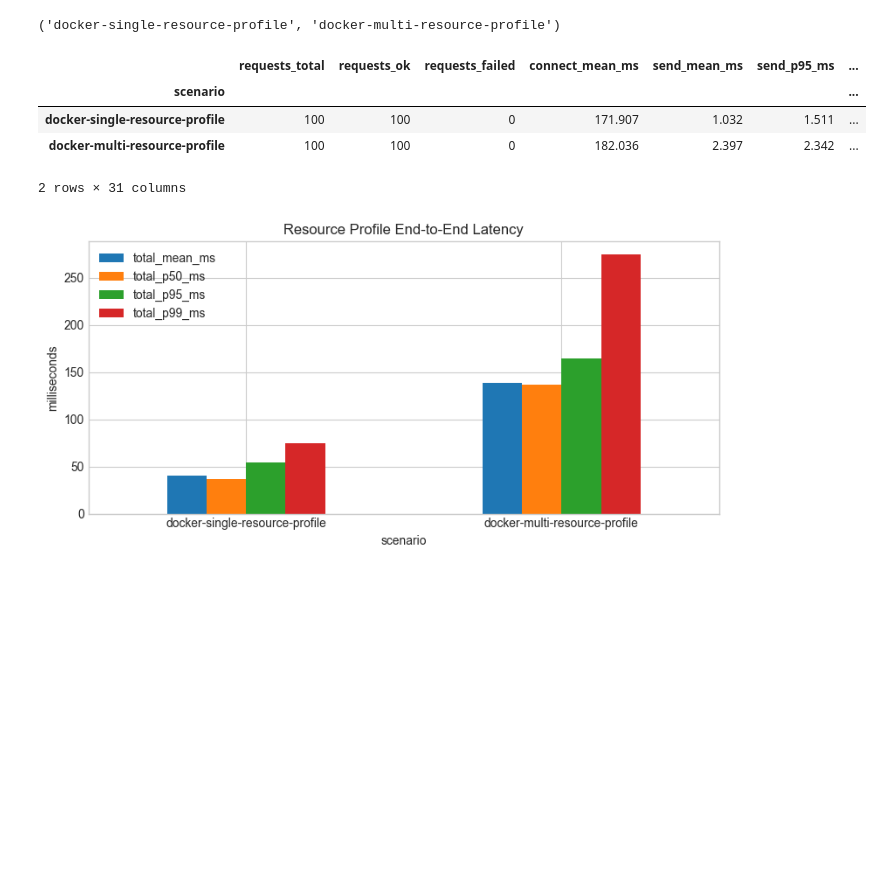
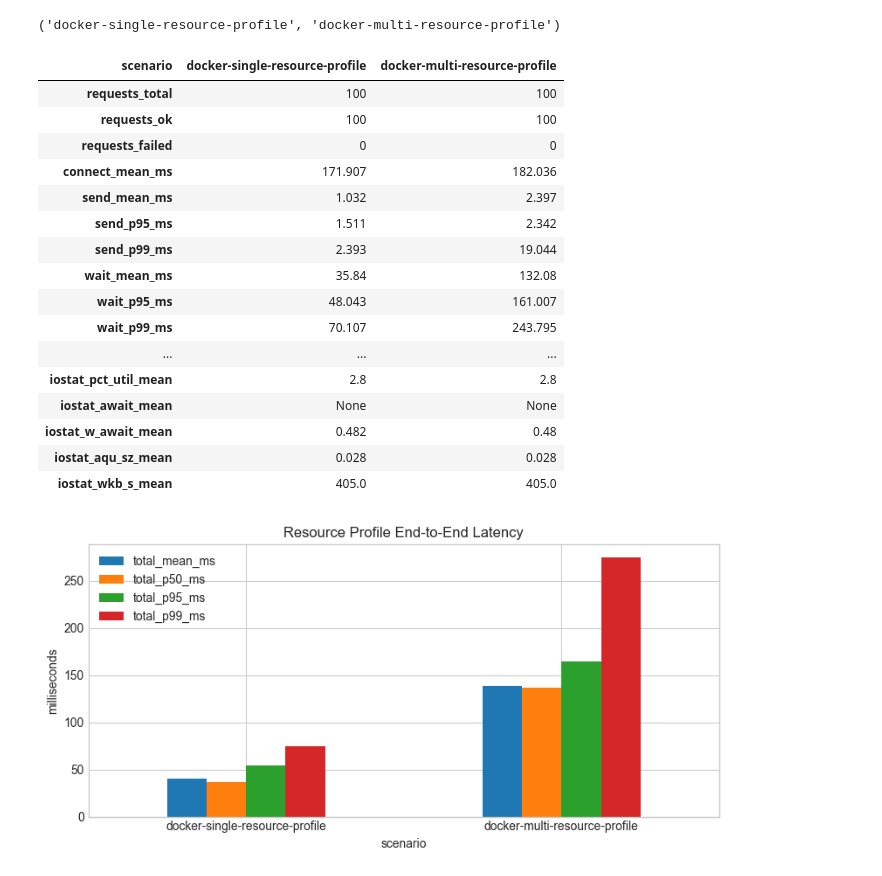
Before and after one commit to Boole-Highland-Insight/ClawHarness, a Jupyter notebook: openclaw_gateway_context_list_walkthrough.ipynb, the cells around one changed output. Drawn from its saved outputs; the diff is of its cells as text; code cells hidden in the pictures; blank space fills up the shorter version.

```diff
--- a/openclaw_gateway_context_list_walkthrough.ipynb
+++ b/openclaw_gateway_context_list_walkthrough.ipynb
@@ -276,7 +276,7 @@ def resolve_session_key(
 - parse 后的 collector summary
 - 每一次请求的明细 latency
 # %%
-sample_run = repo_root / "benchmarks" / "client-harness" / "out" / "20260319T125032Z_docker-single"
+sample_run = repo_root / "client-harness" / "out" / "20260319T125032Z_docker-single"
 sorted(str(path.relative_to(sample_run)) for path in sample_run.rglob("*"))[:40]
 # %% [markdown]
 可以把 `out/<timestamp>_<scenario>/` 里的文件分成几类：
@@ -365,13 +365,13 @@ def resolve_repo_root() -> Path:
     cwd = Path.cwd().resolve()
     candidates = [cwd, cwd.parent]
     for candidate in candidates:
-        if (candidate / "benchmarks" / "client-harness" / "out").exists():
+        if (candidate / "client-harness" / "out").exists():
             return candidate
     raise FileNotFoundError("Could not locate repo root from the current notebook working directory")
 
 
 repo_root = resolve_repo_root()
-out_root = repo_root / "benchmarks" / "client-harness" / "out"
+out_root = repo_root / "client-harness" / "out"
 
 
 def find_latest_run_dir(scenario_name: str) -> Path:
@@ -548,13 +548,13 @@ def resolve_repo_root() -> Path:
     cwd = Path.cwd().resolve()
     candidates = [cwd, cwd.parent]
     for candidate in candidates:
-        if (candidate / "benchmarks" / "client-harness" / "out").exists():
+        if (candidate / "client-harness" / "out").exists():
             return candidate
     raise FileNotFoundError("Could not locate repo root from the current notebook working directory")
 
 
 repo_root = resolve_repo_root()
-out_root = repo_root / "benchmarks" / "client-harness" / "out"
+out_root = repo_root / "client-harness" / "out"
 
 
 def find_latest_run_dir(scenario_name: str) -> Path:
@@ -936,13 +829,13 @@ def resolve_repo_root() -> Path:
     cwd = Path.cwd().resolve()
     candidates = [cwd, cwd.parent]
     for candidate in candidates:
-        if (candidate / "benchmarks" / "client-harness" / "out").exists():
+        if (candidate / "client-harness" / "out").exists():
             return candidate
     raise FileNotFoundError("Could not locate repo root from the current notebook working directory")
 
 
 repo_root = resolve_repo_root()
-out_root = repo_root / "benchmarks" / "client-harness" / "out"
+out_root = repo_root / "client-harness" / "out"
 
 
 def find_latest_run_dir(scenario_name: str) -> Path:
@@ -1038,13 +931,25 @@ resource_profile_df = pd.DataFrame([
     build_resource_profile_row(multi_profile_summary),
 ]).set_index("scenario")
 # %%
-resource_profile_df.round(3)
+resource_profile_df.round(3).T
 # %% [output]
-|  | requests_total | requests_ok | requests_failed | connect_mean_ms | send_mean_ms | send_p95_ms | ... |
-| scenario |  |  |  |  |  |  | ... |
-| docker-single-resource-profile | 100 | 100 | 0 | 171.907 | 1.032 | 1.511 | ... |
-| docker-multi-resource-profile | 100 | 100 | 0 | 182.036 | 2.397 | 2.342 | ... |
+| scenario | docker-single-resource-profile | docker-multi-resource-profile |
+| requests_total | 100 | 100 |
+| requests_ok | 100 | 100 |
+| requests_failed | 0 | 0 |
+| connect_mean_ms | 171.907 | 182.036 |
+| send_mean_ms | 1.032 | 2.397 |
+| send_p95_ms | 1.511 | 2.342 |
+| send_p99_ms | 2.393 | 19.044 |
+| wait_mean_ms | 35.84 | 132.08 |
+| wait_p95_ms | 48.043 | 161.007 |
+| wait_p99_ms | 70.107 | 243.795 |
+| ... | ... | ... |
+| iostat_pct_util_mean | 2.8 | 2.8 |
+| iostat_await_mean | None | None |
+| iostat_w_await_mean | 0.482 | 0.48 |
+| iostat_aqu_sz_mean | 0.028 | 0.028 |
+| iostat_wkb_s_mean | 405.0 | 405.0 |
-2 rows × 31 columns
 # %%
 plt.style.use("seaborn-v0_8-whitegrid")
 
```
Also changed, not shown: parts of 31 cells of this notebook, 8 other files.
